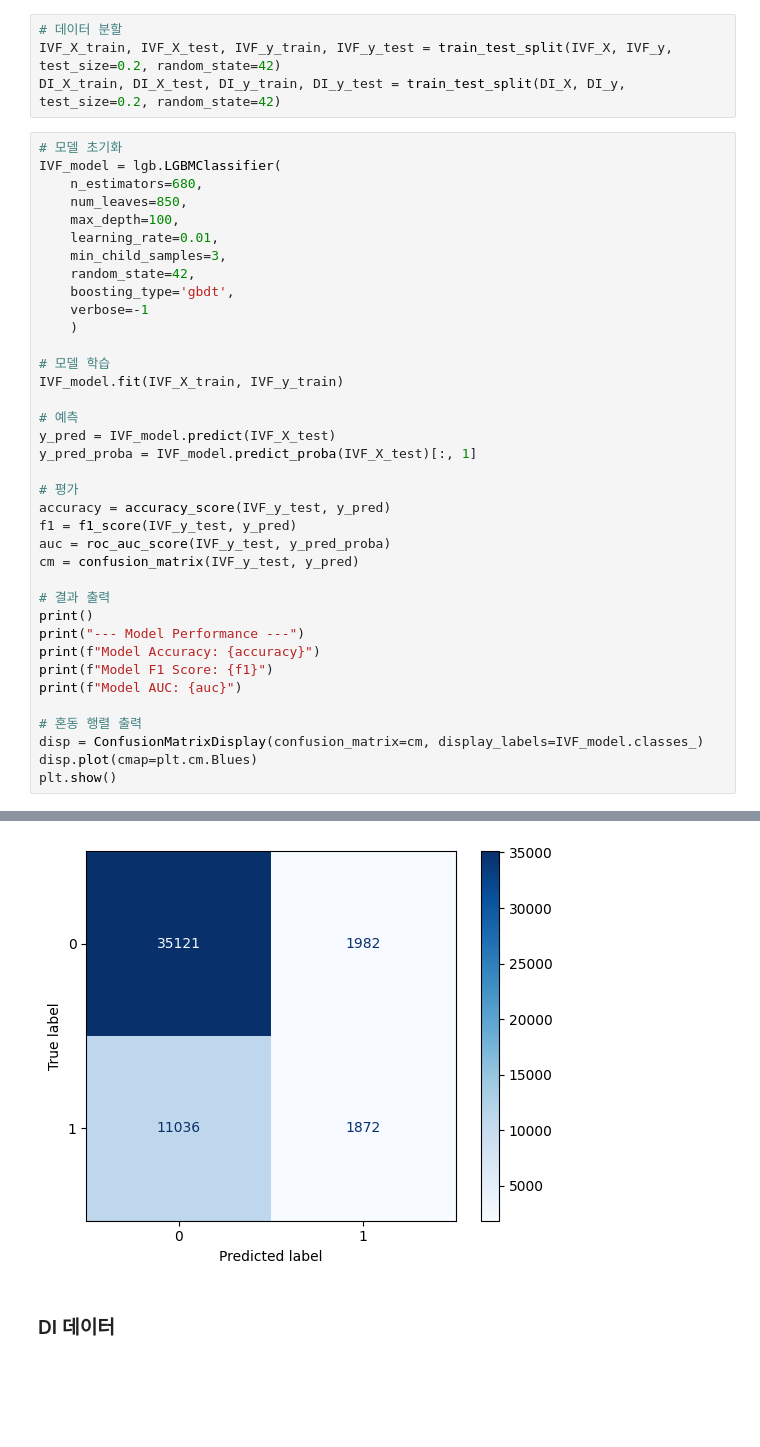
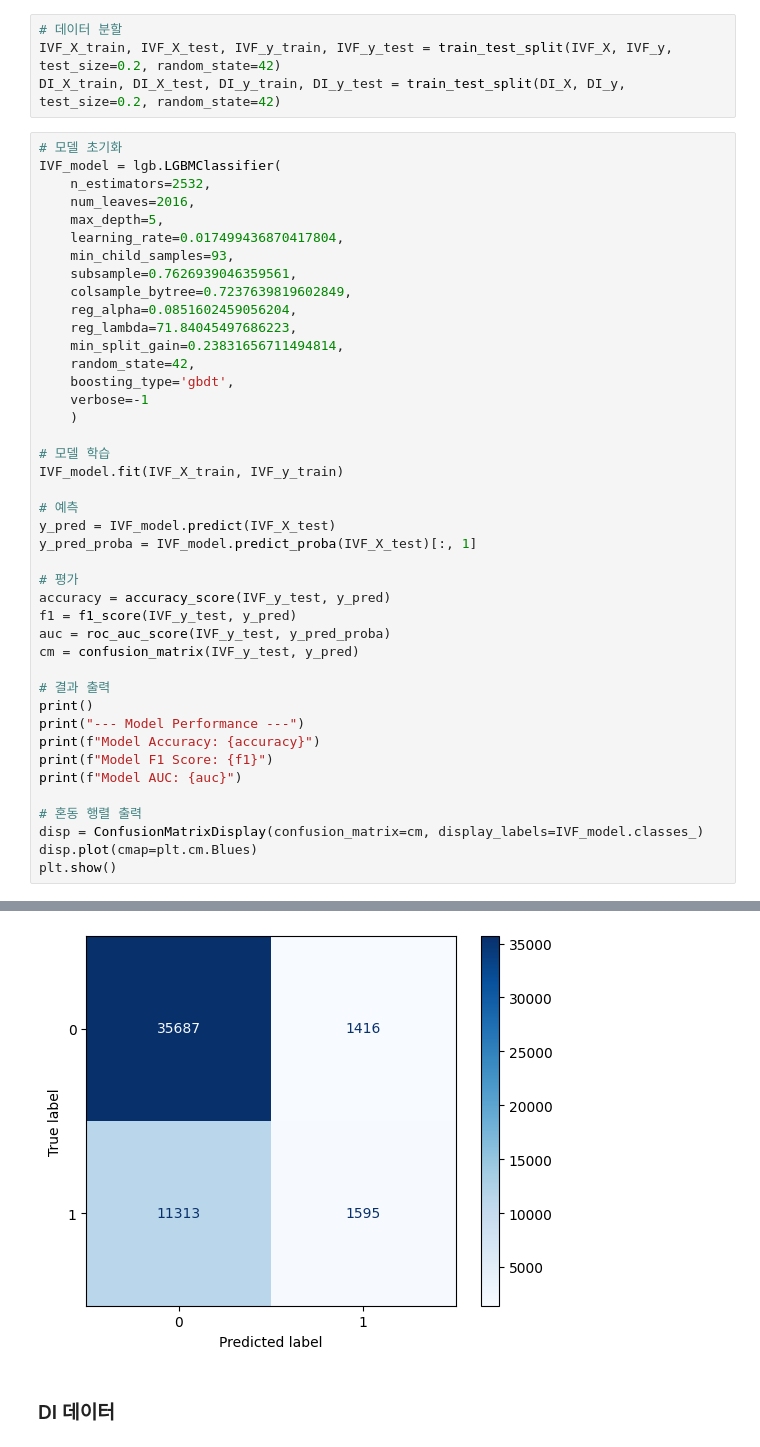
Before and after one commit to BaekJunehong/LG_Aimers_6th, a Jupyter notebook: code/code15_Modeling.ipynb, the cells around one changed output, grey strips where cells are left out. Saved outputs shown, nothing was run; the diff lists cells and outputs as text; blank space fills up the shorter version.

```diff
--- a/code/code15_Modeling.ipynb
+++ b/code/code15_Modeling.ipynb
@@ -137,11 +137,16 @@ DI_X_train, DI_X_test, DI_y_train, DI_y_test = train_test_split(DI_X, DI_y, test
 # %%
 # 모델 초기화
 IVF_model = lgb.LGBMClassifier(
-    n_estimators=680,
-    num_leaves=850,
-    max_depth=100,
-    learning_rate=0.01,
-    min_child_samples=3,
+    n_estimators=2532,
+    num_leaves=2016,
+    max_depth=5,
+    learning_rate=0.017499436870417804,
+    min_child_samples=93,
+    subsample=0.7626939046359561,
+    colsample_bytree=0.7237639819602849,
+    reg_alpha=0.0851602459056204,
+    reg_lambda=71.84045497686223,
+    min_split_gain=0.23831656711494814,
     random_state=42,
     boosting_type='gbdt',
     verbose=-1
@@ -179,4 +184,4 @@ Model AUC: 0.7296800827846461
-[figure, old version]
+[figure, new version]
 # %% [markdown]
 ### DI 데이터
 # %%
```
Also changed, not shown: parts of 4 cells of this notebook, 14 other files.
